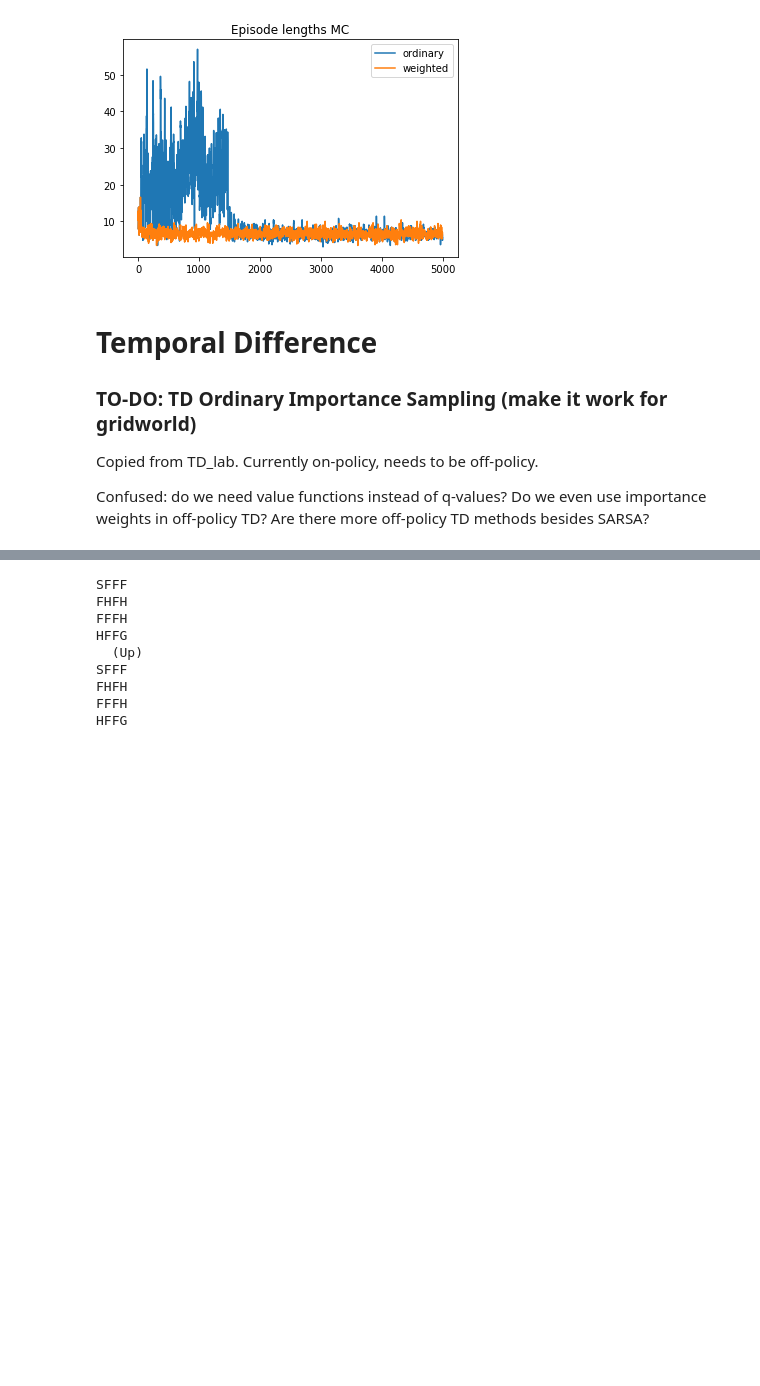
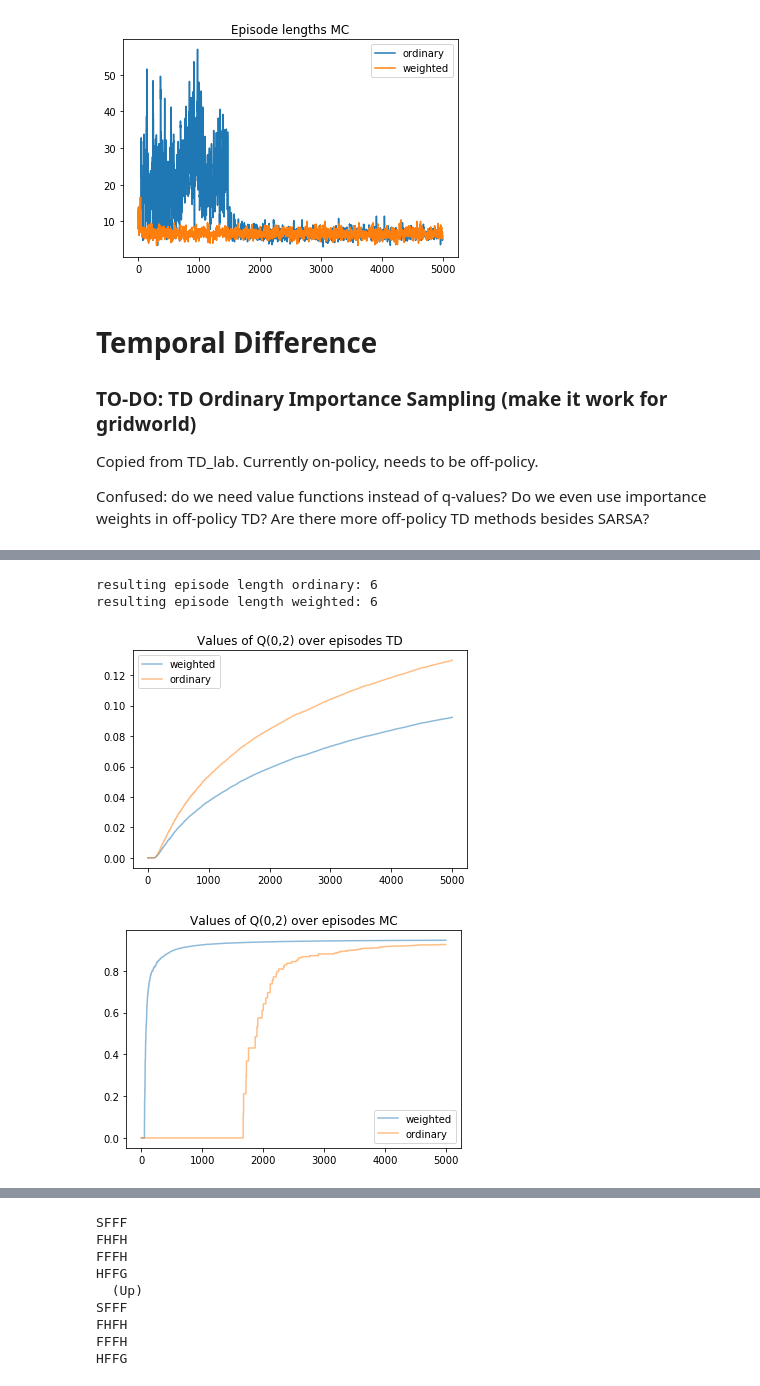
Before and after one commit to Tom-Lotze/RL_reproducibility, a Jupyter notebook: main_eva.ipynb, the cells around one changed output, grey strips where cells are left out. Saved outputs shown, nothing was run; the diff lists cells and outputs as text; code cells hidden in the pictures; blank space fills up the shorter version.

```diff
--- a/main_eva.ipynb
+++ b/main_eva.ipynb
@@ -345,6 +346,7 @@ def sarsa_importance_sampling(env, behavior_policy, target_policy, num_episodes,
 #     Q = np.ones((env.nS, env.nA)) * -100
     Q = np.zeros((env.env.nS, env.env.nA))
     C = np.zeros((env.env.nS, env.env.nA))
+    returns_count = np.zeros((env.env.nS, env.env.nA))
 
     analysis_values = dict((k,[]) for k in analyse_states)
 
@@ -360,6 +362,7 @@ def sarsa_importance_sampling(env, behavior_policy, target_policy, num_episodes,
         a = behavior_policy.sample_action(s)
 
         while True:
+            returns_count[s][a] += 1
             # Take action
             s_prime, r, final_state, _ = env.step(a)
 
@@ -371,11 +374,12 @@ def sarsa_importance_sampling(env, behavior_policy, target_policy, num_episodes,
 
             if weighted:
                 # Update weight and C
-                C[s][a] = W
+                C[s][a] += W
+
                 # importance weight is 1
                 Q[s][a] += W/C[s][a] * alpha * (r + discount_factor * Q[s_prime][a_prime] - Q[s][a])
             else:
-                Q[s][a] += W * alpha * (r + discount_factor * Q[s_prime][a_prime] - Q[s][a])
+                Q[s][a] += 1/returns_count[s][a] * W * alpha * (r + discount_factor * Q[s_prime][a_prime] - Q[s][a])
 
             W = (target_policy.get_probs(s_prime,a_prime))/(behavior_policy.get_probs(s_prime,a_prime))
 
@@ -386,7 +390,6 @@ def sarsa_importance_sampling(env, behavior_policy, target_policy, num_episodes,
             a = a_prime
 
             R += r
-            i += 1
 
             if final_state:
                 break
@@ -398,7 +401,10 @@ def sarsa_importance_sampling(env, behavior_policy, target_policy, num_episodes,
 #             print(Q[s][a])
             analysis_values[(s,a)].append(Q[s][a])
 
+
     episode_lengths, episode_returns = zip(*stats)
+    print(returns_count)
+    print(Q)
 
     return Q, episode_lengths, analysis_values
 # %%
@@ -436,3 +475,34 @@ Updating Q using weighted importance sampling (5000 episodes)
+# %%
+# check how long an episode takes under the found Q function
+sarsa_greedy_ordinary = GreedyPolicy(Q_sarsa_ordinary)
+sarsa_greedy_weighted = GreedyPolicy(Q_sarsa_weighted)
+
+sarsa_ordinary_episode = sample_episode(env, sarsa_greedy_ordinary)
+sarsa_weighted_episode = sample_episode(env, sarsa_greedy_weighted)
+
+print(f"resulting episode length ordinary: {len(sarsa_ordinary_episode[0])}")
+print(f"resulting episode length weighted: {len(sarsa_weighted_episode[0])}")
+# %% [output]
+resulting episode length ordinary: 6
+resulting episode length weighted: 6
+# %%
+def plot_values(state, action):
+    plt.plot(np.arange(0,5000), sarsa_analysis_weighted[(state,action)], label='weighted', alpha=0.5)
+    plt.plot(np.arange(0,5000), sarsa_analysis_ordinary[(state,action)], label='ordinary', alpha=0.5)
+    plt.legend()
+    plt.title(f"Values of Q({state},{action}) over episodes TD")
+    plt.show()
+
+    plt.plot(np.arange(0,5000), mc_analysis_weighted[(state,action)], label='weighted', alpha=0.5)
+    plt.plot(np.arange(0,5000), mc_analysis_ordinary[(state,action)], label='ordinary', alpha=0.5)
+    plt.legend()
+    plt.title(f"Values of Q({state},{action}) over episodes MC")
+    plt.show()
+# %%
+plot_values(0,2)
+# %% [output]
+[figure, added]
+[figure, added]
 # %%
 def n_step_sarsa_importance_sampling(env, behavior_policy, target_policy, num_episodes, n=1, weighted=False,
                                        discount_factor=1.0, alpha=0.5, seed=42,
```
Also changed, not shown: parts of 7 cells of this notebook.
